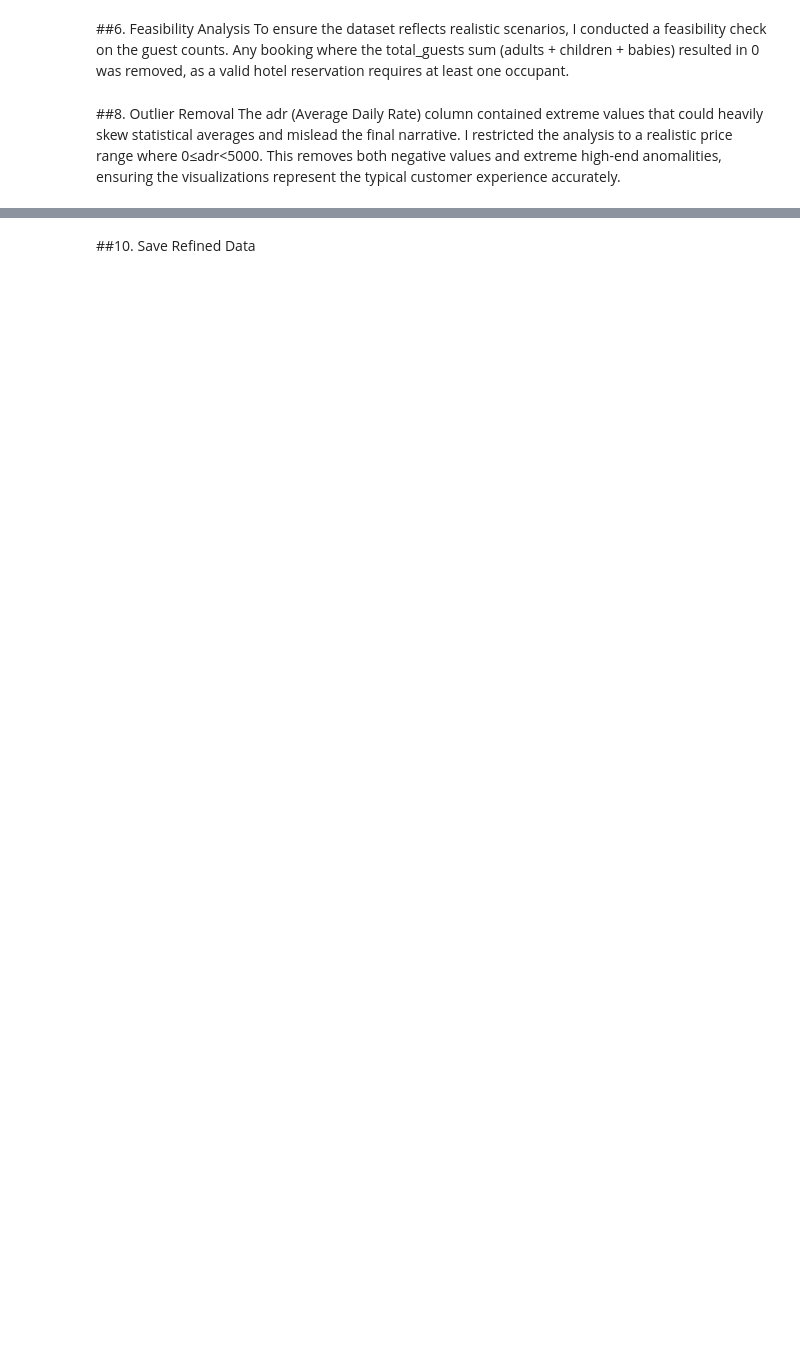
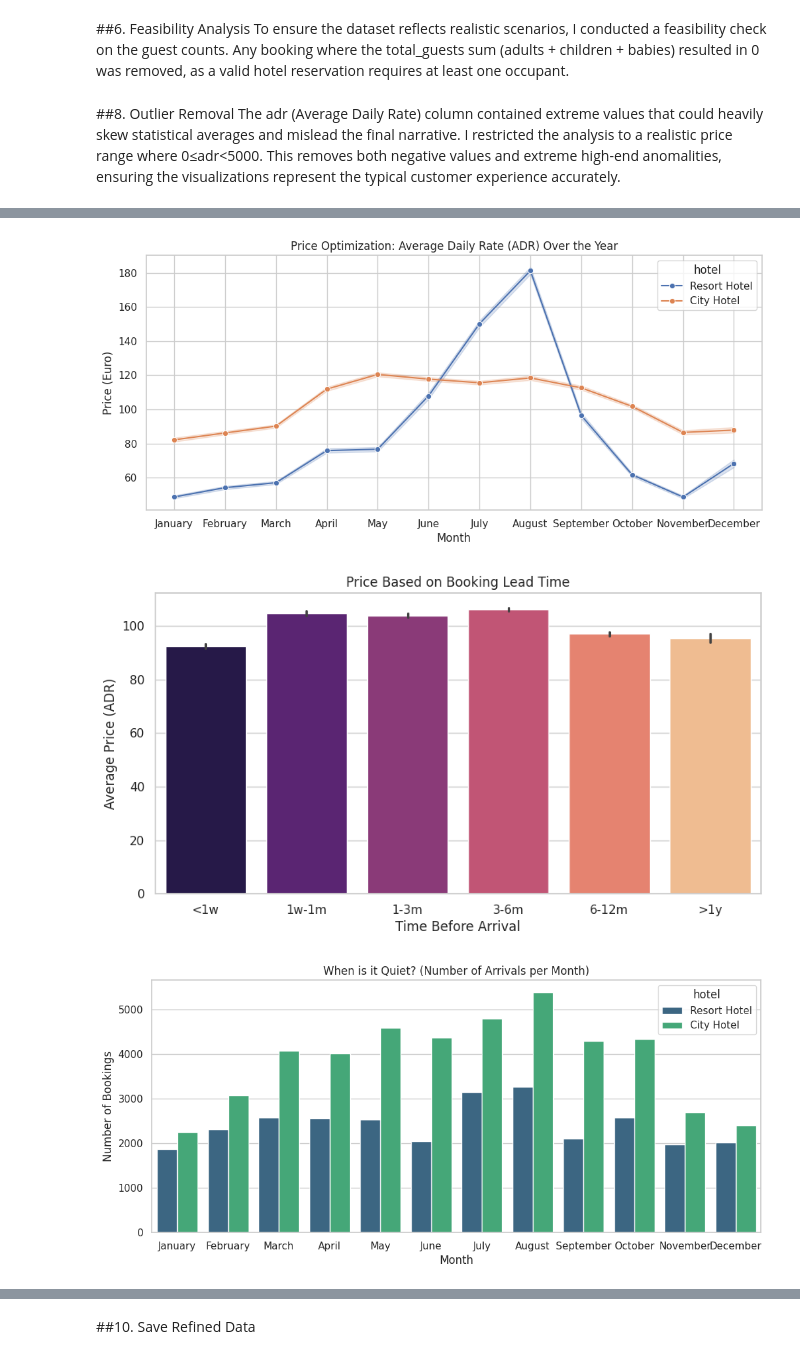
Before and after one commit to viviantram03/labb-1, a Jupyter notebook: vizandstorytelling.ipynb, the cells around one changed output, grey strips where cells are left out. Drawn from its saved outputs; the diff is of its cells as text; code cells hidden in the pictures; blank space fills up the shorter version.

```diff
--- a/vizandstorytelling.ipynb
+++ b/vizandstorytelling.ipynb
@@ -58,6 +57,9 @@ df['agent'] = df['agent'].astype(int)
 ordered_months = ["January", "February", "March", "April", "May", "June",
                   "July", "August", "September", "October", "November", "December"]
 df['arrival_date_month'] = pd.Categorical(df['arrival_date_month'], categories=ordered_months, ordered=True)
+
+# create a new dataframe for guests who did not cancel
+df_arrivals = df[df['is_canceled'] == 0].copy()
 # %% [markdown]
 ##5. Data Aggregation
 
@@ -68,6 +71,9 @@ I created two new calculated columns:
 # calculate total duration of stay and total number of guests booking
 df['total_stay'] = df['stays_in_weekend_nights'] + df['stays_in_week_nights']
 df['total_guests'] = df['adults'] + df['children'] + df['babies']
+
+# create a flag for families vs solo/couples
+df_arrivals['is_family'] = (df_arrivals['children'] + df_arrivals['babies'] > 0).map({True: 'Family', False: 'No Children'})
 # %% [markdown]
 ##6. Feasibility Analysis
 To ensure the dataset reflects realistic scenarios, I conducted a feasibility check on the guest counts. Any booking where the total_guests sum (adults + children + babies) resulted in 0 was removed, as a valid hotel reservation requires at least one occupant.
@@ -80,14 +86,16 @@ df = df[df['total_guests'] > 0]
 ##8. Outlier Removal
 The adr (Average Daily Rate) column contained extreme values that could heavily skew statistical averages and mislead the final narrative. I restricted the analysis to a realistic price range where 0≤adr<5000. This removes both negative values and extreme high-end anomalities, ensuring the visualizations represent the typical customer experience accurately.
 # %%
-# filter out extreme outliers: keep only bookings with a valid average daily rate (ADR) between 0 and 5000
-df = df[(df['adr'] >= 0) & (df['adr'] < 5000)]
+# filter out extreme outliers from our arrivals subset
+# we filter adr between 0 and 5000 to remove errors
+df_arrivals = df_arrivals[(df_arrivals['adr'] >= 0) & (df_arrivals['adr'] < 5000)]
 
-new_shape = df.shape[0]
+# update new_shape based on the subset we just cleaned
+new_shape = df_arrivals.shape[0]
 removed_rows = original_shape - new_shape
 
 # print a summary of the removed outliers
-print("--- Data Cleaning ---")
+print("--- Data Cleaning (Arrivals) ---")
 print(f"Original rows: {original_shape}")
 print(f"Rows remaining: {new_shape}")
 print(f"Removed rows: {removed_rows} ({(removed_rows/original_shape)*100:.2f}%)\n")
@@ -195,0 +118,53 @@ P-value: 0.0000e+00
+# %%
+# set the visual style for the plots
+sns.set_theme(style="whitegrid")
+
+# when is the best time to book for price?
+plt.figure(figsize=(12, 5))
+sns.lineplot(data=df_arrivals, x='arrival_date_month', y='adr', hue='hotel', marker='o')
+plt.title('Price Optimization: Average Daily Rate (ADR) Over the Year')
+plt.ylabel('Price (Euro)')
+plt.xlabel('Month')
+plt.show()
+
+# does booking early save money?
+# create bins to group the lead time for easier reading
+df_arrivals['lead_time_bin'] = pd.cut(df_arrivals['lead_time'],
+                                     bins=[0, 7, 30, 90, 180, 360, 1000],
+                                     labels=['<1w', '1w-1m', '1-3m', '3-6m', '6-12m', '>1y'])
+
+plt.figure(figsize=(10, 5))
+sns.barplot(data=df_arrivals, x='lead_time_bin', y='adr', palette='magma')
+plt.title('Price Based on Booking Lead Time')
+plt.ylabel('Average Price (ADR)')
+plt.xlabel('Time Before Arrival')
+plt.show()
+
+# when are the quietest periods?
+plt.figure(figsize=(12, 5))
+sns.countplot(data=df_arrivals, x='arrival_date_month', hue='hotel', palette='viridis')
+plt.title('When is it Quiet? (Number of Arrivals per Month)')
+plt.ylabel('Number of Bookings')
+plt.xlabel('Month')
+plt.show()
+
+# is it more expensive for families?
+plt.figure(figsize=(8, 6))
+sns.boxplot(data=df_arrivals, x='is_family', y='adr', hue='hotel')
+plt.ylim(0, 350) # limit y-axis to see the boxes clearly
+plt.title('Price Comparison: Families vs Guests Without Children')
+plt.ylabel('Price (ADR)')
+plt.xlabel('Group Type')
+plt.show()
+
+# is there a price difference between booking channels?
+plt.figure(figsize=(10, 5))
+sns.barplot(data=df_arrivals, x='market_segment', y='adr', palette='Set2')
+plt.title('Average Room Price per Booking Channel')
+plt.ylabel('Price (ADR)')
+plt.xticks(rotation=45)
+plt.show()
+# %% [output]
+[figure, added]
+[figure, added]
+[figure, added]
```
Also changed, not shown: parts of 16 cells of this notebook.
